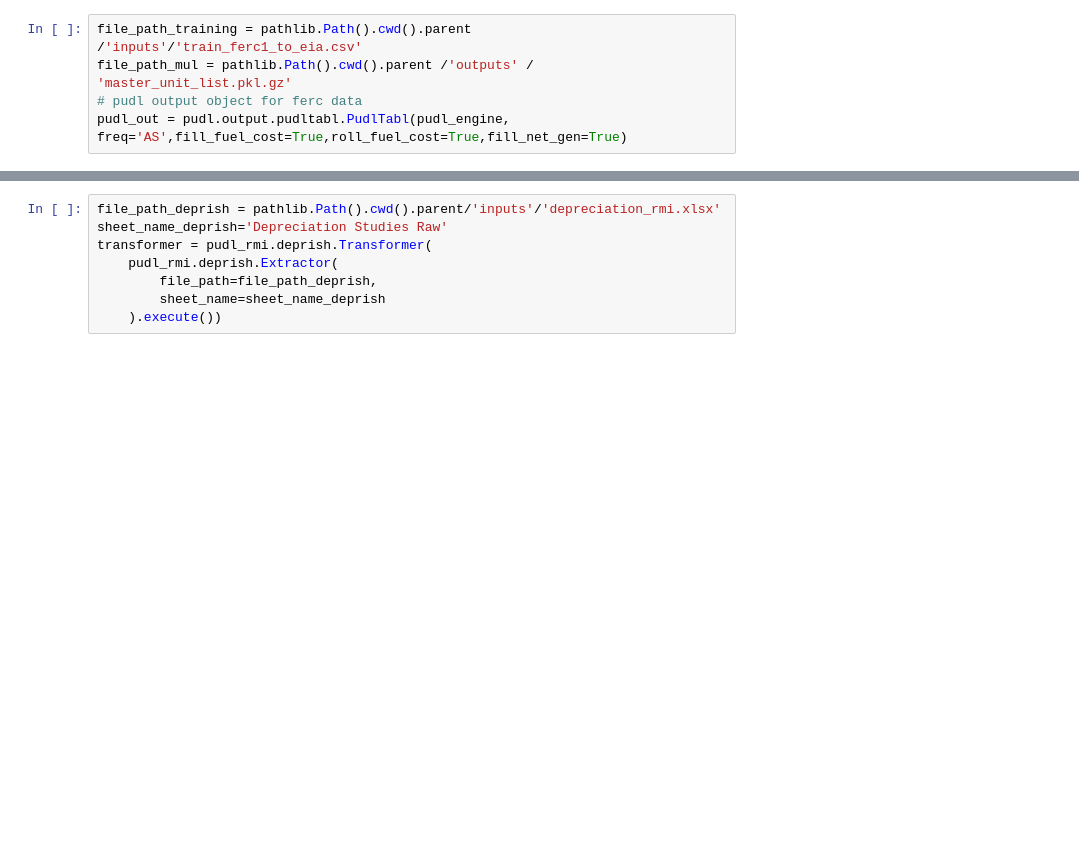
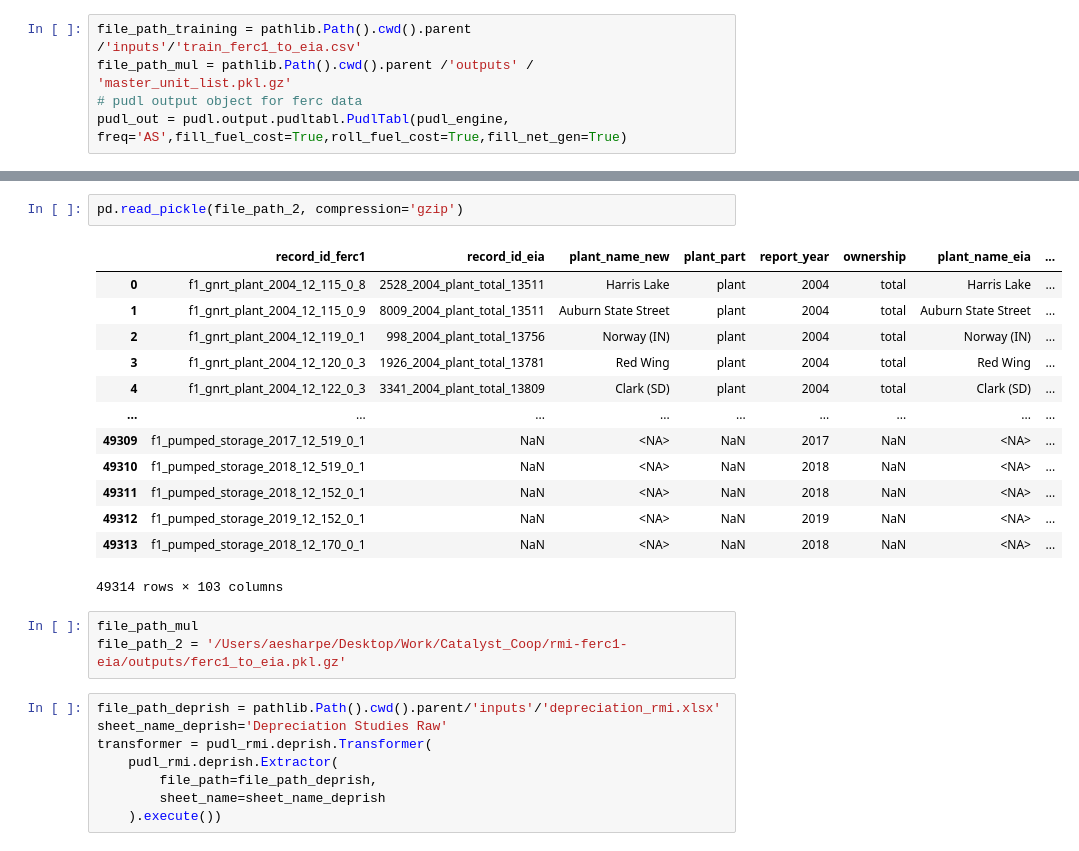
Before and after one commit to catalyst-cooperative/rmi-ferc1-eia, a Jupyter notebook: notebooks/make_overrides.ipynb, the cells around one changed output, grey strips where cells are left out. Cells and saved outputs as stored; diff of their text form; blank space fills up the shorter version.

```diff
--- a/notebooks/make_overrides.ipynb
+++ b/notebooks/make_overrides.ipynb
@@ -242,3 +270,22 @@ New best match v ferc:    14.72%
+# %%
+pd.read_pickle(file_path_2, compression='gzip')
+# %% [output]
+|  | record_id_ferc1 | record_id_eia | plant_name_new | plant_part | report_year | ownership | plant_name_eia | ... |
+| 0 | f1_gnrt_plant_2004_12_115_0_8 | 2528_2004_plant_total_13511 | Harris Lake | plant | 2004 | total | Harris Lake | ... |
+| 1 | f1_gnrt_plant_2004_12_115_0_9 | 8009_2004_plant_total_13511 | Auburn State Street | plant | 2004 | total | Auburn State Street | ... |
+| 2 | f1_gnrt_plant_2004_12_119_0_1 | 998_2004_plant_total_13756 | Norway (IN) | plant | 2004 | total | Norway (IN) | ... |
+| 3 | f1_gnrt_plant_2004_12_120_0_3 | 1926_2004_plant_total_13781 | Red Wing | plant | 2004 | total | Red Wing | ... |
+| 4 | f1_gnrt_plant_2004_12_122_0_3 | 3341_2004_plant_total_13809 | Clark (SD) | plant | 2004 | total | Clark (SD) | ... |
+| ... | ... | ... | ... | ... | ... | ... | ... | ... |
+| 49309 | f1_pumped_storage_2017_12_519_0_1 | NaN | <NA> | NaN | 2017 | NaN | <NA> | ... |
+| 49310 | f1_pumped_storage_2018_12_519_0_1 | NaN | <NA> | NaN | 2018 | NaN | <NA> | ... |
+| 49311 | f1_pumped_storage_2018_12_152_0_1 | NaN | <NA> | NaN | 2018 | NaN | <NA> | ... |
+| 49312 | f1_pumped_storage_2019_12_152_0_1 | NaN | <NA> | NaN | 2019 | NaN | <NA> | ... |
+| 49313 | f1_pumped_storage_2018_12_170_0_1 | NaN | <NA> | NaN | 2018 | NaN | <NA> | ... |
+49314 rows × 103 columns
+# %%
+file_path_mul
+file_path_2 = '/Users/aesharpe/Desktop/Work/Catalyst_Coop/rmi-ferc1-eia/outputs/ferc1_to_eia.pkl.gz'
 # %%
 file_path_deprish = pathlib.Path().cwd().parent/'inputs'/'depreciation_rmi.xlsx'
 sheet_name_deprish='Depreciation Studies Raw'
```
Also changed, not shown: parts of 4 cells of this notebook, 4 other files.
